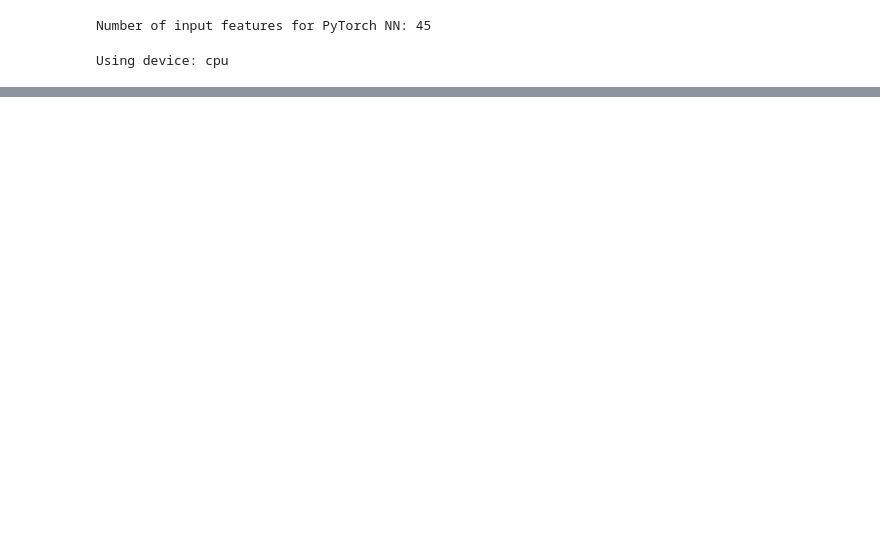
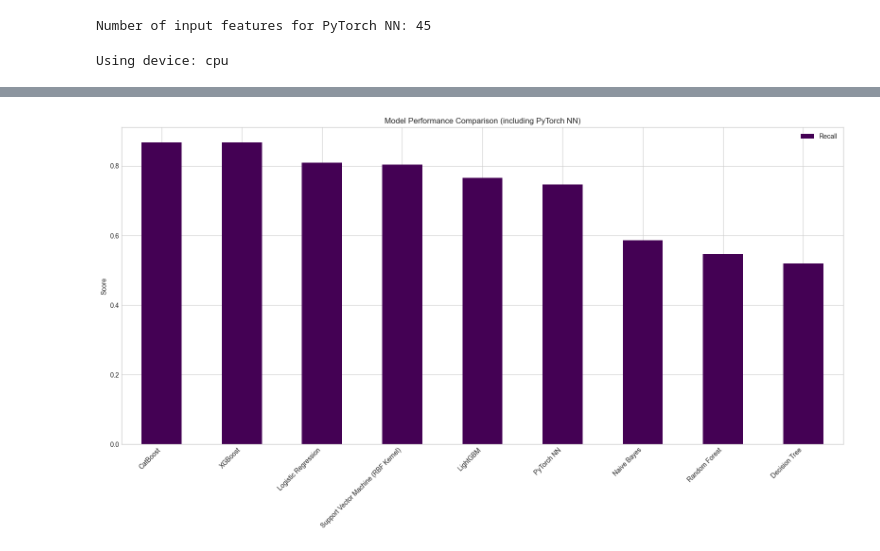
Before and after one commit to VivianOuou/Bank-Telemarketing, a Jupyter notebook: lxh/basline_log_smote.ipynb, the cells around one changed output, grey strips where cells are left out. Drawn from its saved outputs; the diff is of its cells as text; code cells hidden in the pictures; blank space fills up the shorter version.

```diff
--- a/lxh/basline_log_smote.ipynb
+++ b/lxh/basline_log_smote.ipynb
@@ -789,0 +760,13 @@ plt.show()
+# %%
+#只绘制Recall列,按照降序排序
+results_df = results_df.sort_values(by="Recall", ascending=False) # 按照Recall降序排序
+results_df["Recall"].plot(kind='bar', figsize=(16, 9), colormap='viridis') # 调整了图形大小
+
+plt.title('Model Performance Comparison (including PyTorch NN)')
+plt.ylabel('Score')
+plt.xticks(rotation=45, ha='right')
+plt.legend(loc='best') # 调整legend位置
+plt.tight_layout()
+plt.show()
+# %% [output]
+[figure, added]
```
Also changed, not shown: parts of 19 cells of this notebook, 8 other files.
